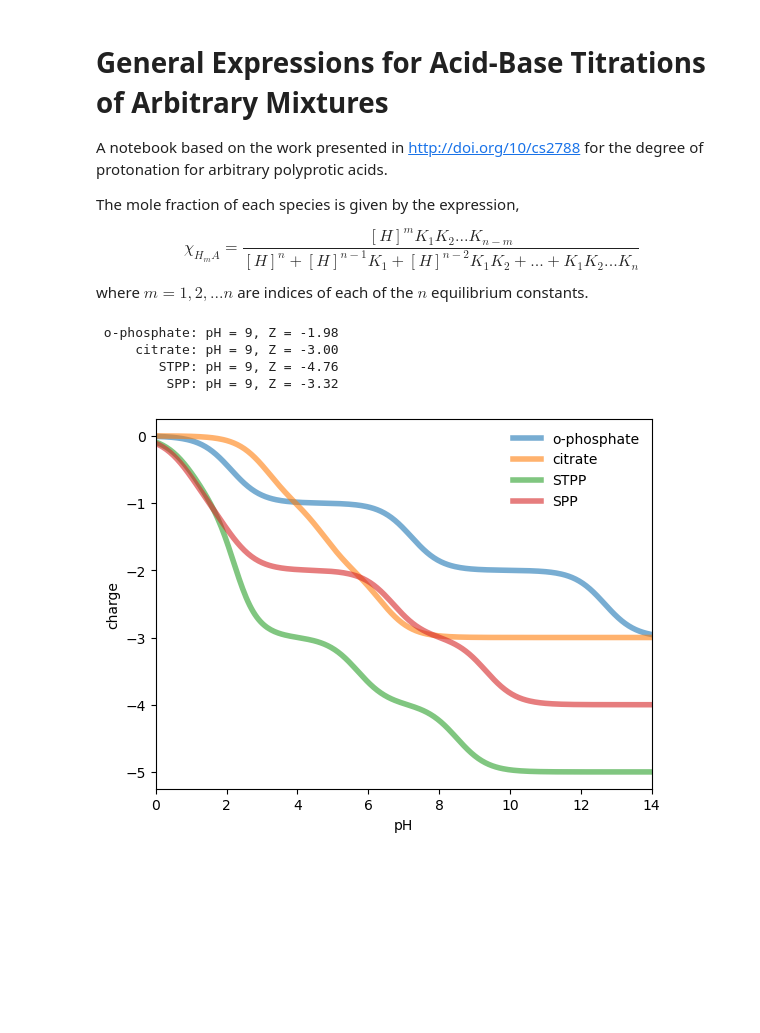
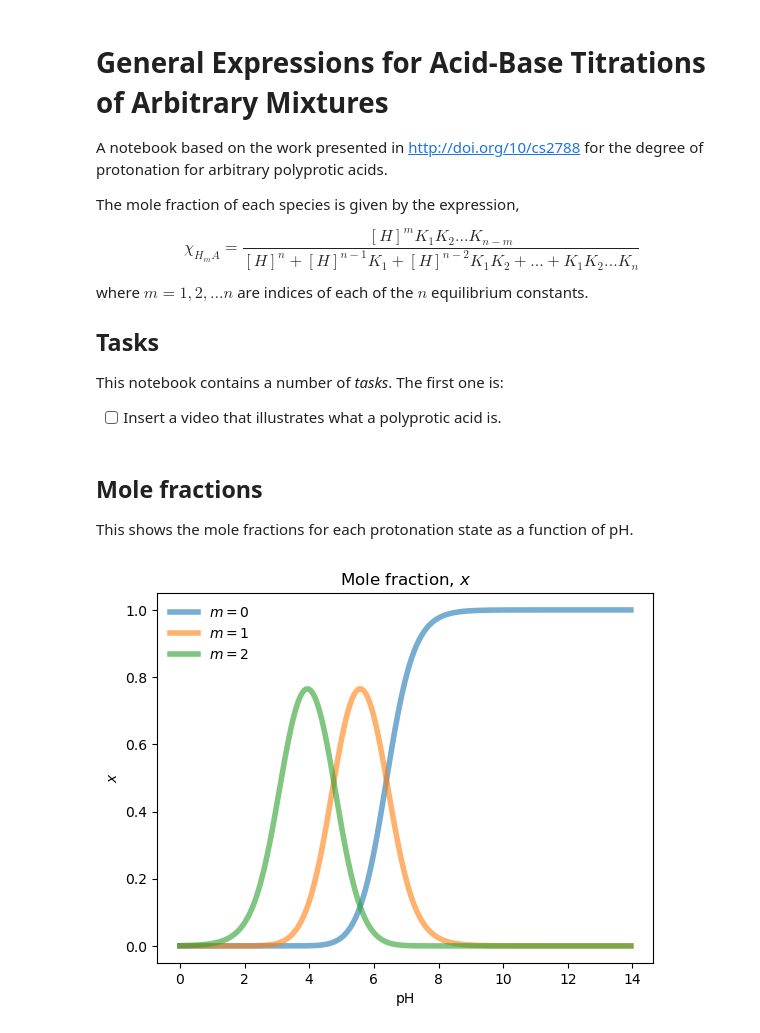
Before and after one commit to luchem/notebooks, a Jupyter notebook: general/polyprotic_acid.ipynb, the cells around one changed output. Drawn from its saved outputs; the diff is of its cells as text; code cells hidden in the pictures; blank space fills up the shorter version.

```diff
--- a/general/polyprotic_acid.ipynb
+++ b/general/polyprotic_acid.ipynb
@@ -10,11 +10,28 @@ $$
 {[H]^n + [H]^{n-1}K_1 + [H]^{n-2}K_1K_2 + ... + K_1K_2...K_n}
 $$
 where $m = 1, 2, ... n$ are indices of each of the $n$ equilibrium constants.
+
+## Tasks
+
+This notebook contains a number of _tasks_. The first one is:
+
+- [ ] Insert a video that illustrates what a polyprotic acid is.
 # %%
 %matplotlib inline
 import matplotlib as mpl
 import matplotlib.pyplot as plt
 import numpy as np
+
+from cryptography.fernet import Fernet
+import base64
+def encrypt(string, key):
+    keygen = lambda x : base64.urlsafe_b64encode(x.encode() + b' '*(32 - len(x)))
+    cipher = Fernet(keygen(key))
+    return cipher.encrypt(string.encode())
+def decrypt(string, key):
+    keygen = lambda x : base64.urlsafe_b64encode(x.encode() + b' '*(32 - len(x)))
+    cipher = Fernet(keygen(key))
+    return print(cipher.decrypt(string.encode()).decode())
 
 # Here you may add poly-protic acids, their binding constants, as well
 # as their charge in the fully de-protonated form.
@@ -29,7 +46,7 @@ pHrange = np.arange(0, 14, 0.05) # pH range to plot
 
 def xhi(m, pH, pK):
     """
-    Degree of protonation for the m'th specie (Eq. 23 in doi:10/cs2788)
+    Mole fraction for the m'th specie (Eq. 23 in doi:10/cs2788)
 
     Parameters
     ----------
@@ -43,38 +60,28 @@ def xhi(m, pH, pK):
     Returns
     -------
     value
-        The degree of protonation for species m
+        Mole fraction for species m
     """
     n = len(pK)
     assert (n > 0) & (m < n)
     H = 10.0**(-pH)
     K = 10.0**(-pK)
-    upper = H**m * K[0:n-m].prod()
-    lower = H**n + sum([H**(n-(i+1)) * K[0:i+1].prod() for i in range(n)])
-    return upper / lower
-
-for name, d in data.items():
-    Zrange = []
-    for pH in pHrange:
-        valence = d['Z'] # charge of fully deprotonated state
-        pK = d['pK']
-        Z = 0
-        for m in np.arange( len(pK) ):
-            Z = Z + valence * xhi(m, pH, pK)
-            valence = valence + 1.0
-        if pH==9:
-            print('%12s: pH = %1.0f, Z = %.2f' % (name, pH, Z))
-        Zrange.append(Z)
-    plt.plot(pHrange, Zrange, label=name, lw=4, alpha=0.6)
-
-plt.xlabel('pH')
-plt.ylabel('charge')
-plt.xlim(0,14)
-plt.legend(frameon=False, loc=0)
-plt.show()
+    numerator = H**m * K[0:n-m].prod()
+    denominator = H**n + sum([H**(n-(i+1)) * K[0:i+1].prod() for i in range(n)])
+    return numerator / denominator
-# %% [output]
- o-phosphate: pH = 9, Z = -1.98
-     citrate: pH = 9, Z = -3.00
-        STPP: pH = 9, Z = -4.76
-         SPP: pH = 9, Z = -3.32
-[figure, removed]
+# %% [markdown]
+## Mole fractions
+
+This shows the mole fractions for each protonation state as a function of pH.
+# %%
+pKa = data['citrate']['pK']
+for m in np.arange(len(pKa)):
+    x = [xhi(m, pH, pKa) for pH in pHrange]
+    plt.plot(pHrange, x, label=f'$m={m}$', lw=4, alpha=0.6)
+plt.title('Mole fraction, $x$')
+plt.xlabel('pH')
+plt.ylabel(r'$x$')
+plt.legend(frameon=False, loc=0)
+plt.show()
+# %% [output]
+[figure, added]
```
Also changed, not shown: parts of 9 cells of this notebook.
